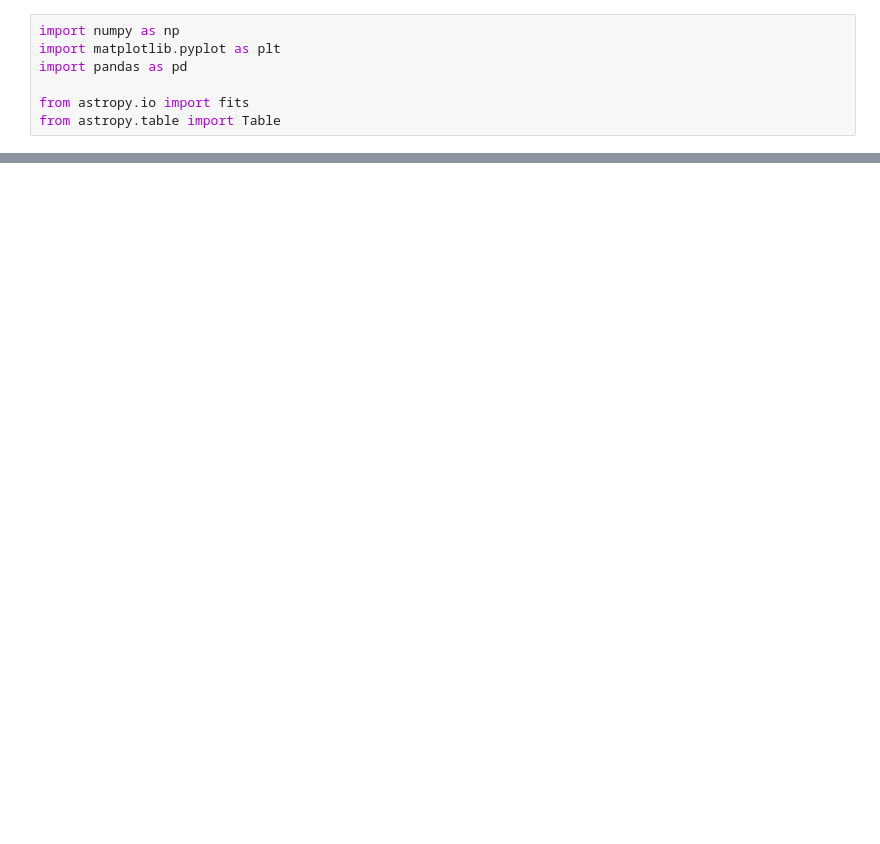
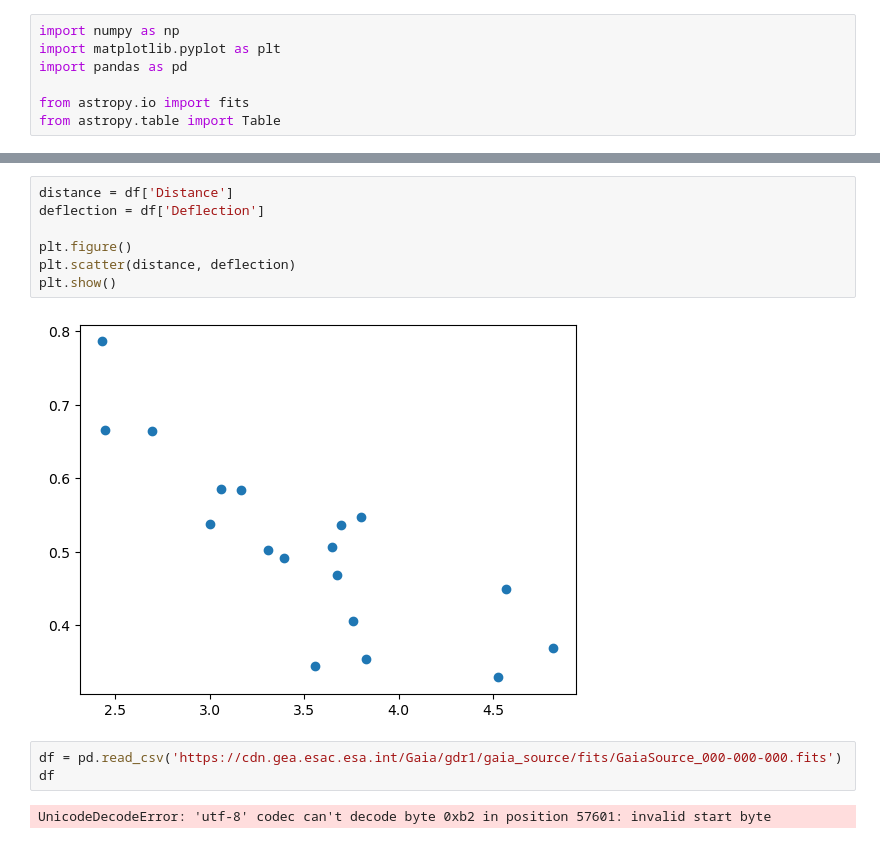
Before and after one commit to annikahattankutter-maker/annika, a Jupyter notebook: final_project/Untitled1.ipynb, the cells around one changed output, grey strips where cells are left out. Saved outputs shown, nothing was run; the diff lists cells and outputs as text; blank space fills up the shorter version.

```diff
--- a/final_project/Untitled1.ipynb
+++ b/final_project/Untitled1.ipynb
@@ -17,0 +47,14 @@ with fits.open('y-arcsec-deflect.fits') as hdul: # package of information
+# %%
+distance = df['Distance']
+deflection = df['Deflection']
+
+plt.figure()
+plt.scatter(distance, deflection)
+plt.show()
+# %% [output]
+[figure, added]
+# %%
+df = pd.read_csv('https://cdn.gea.esac.esa.int/Gaia/gdr1/gaia_source/fits/GaiaSource_000-000-000.fits')
+df
+# %% [output]
+UnicodeDecodeError: 'utf-8' codec can't decode byte 0xb2 in position 57601: invalid start byte
```
Also changed, not shown: parts of 5 cells of this notebook, 8 other files.
